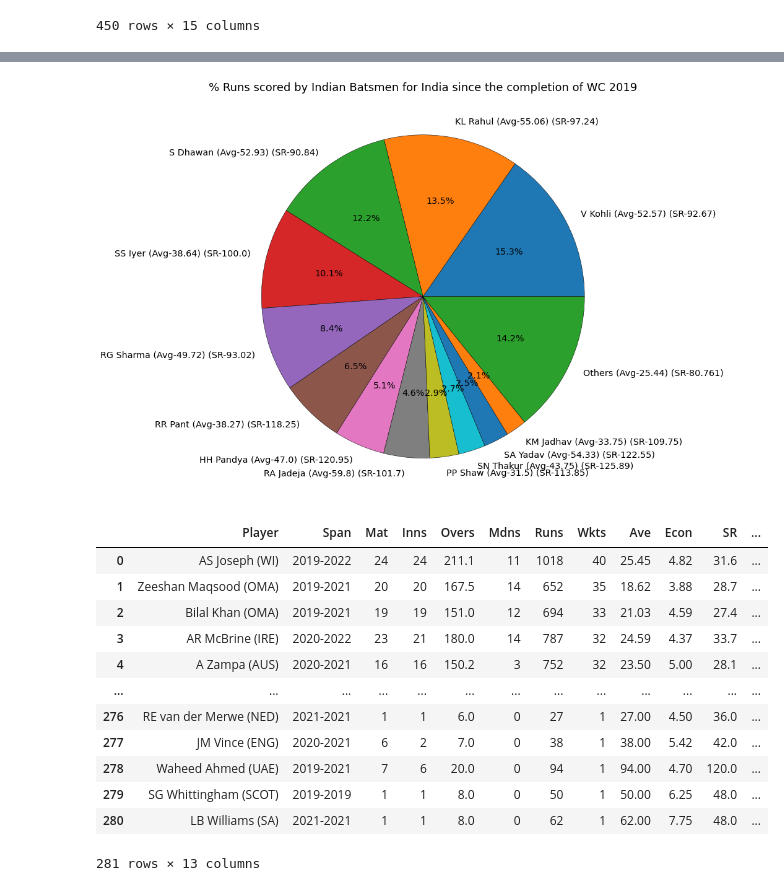
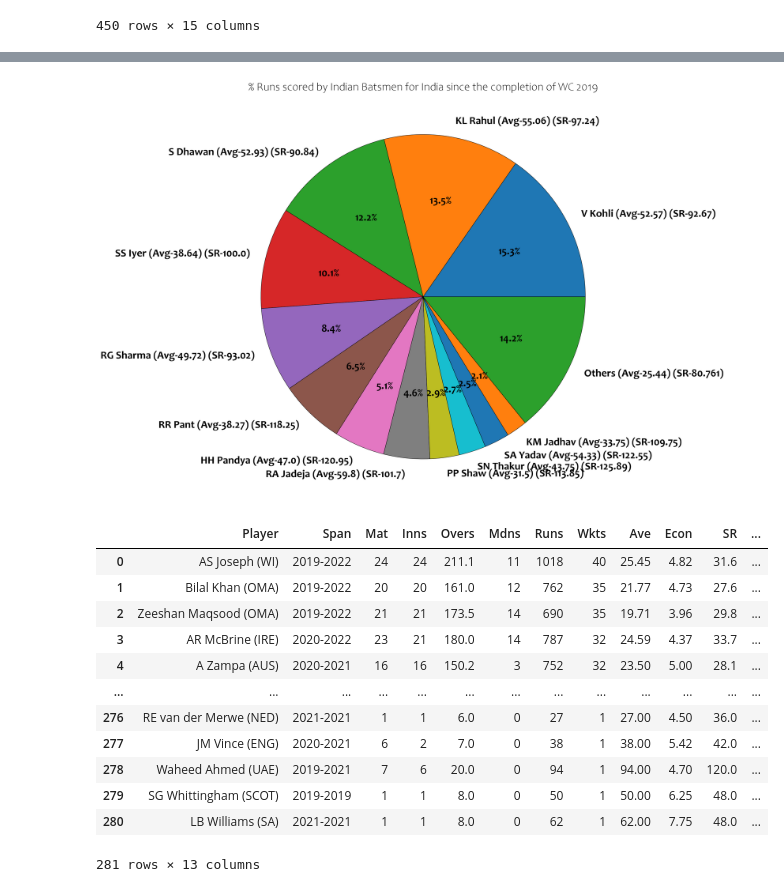
Before and after one commit to sm823zw/Cricket-Data-Analysis, a Jupyter notebook: notebooks/after_wc.ipynb, the cells around one changed output, grey strips where cells are left out. Cells and saved outputs as stored; diff of their text form; code cells hidden in the pictures.

```diff
--- a/notebooks/after_wc.ipynb
+++ b/notebooks/after_wc.ipynb
@@ -103,6 +112,7 @@ See the caveats in the documentation: https://pandas.pydata.org/pandas-docs/stab
 | 12 | Others | 922 | 25.44 | 80.761 |
 # %%
 fig, ax = plt.subplots(figsize=(12, 12))
+fig.set_dpi(200)
 fig.set_facecolor('white')
 ax.pie(d1['Runs'], labels=d1['Player'] + '(Avg-' + d1['Ave'].astype(str) + ')' + ' (SR-' + d1['SR'].astype(str) + ')', autopct='%1.1f%%',
        wedgeprops={'linewidth': 0.5, 'edgecolor': 'black'},
@@ -110,23 +120,23 @@ ax.pie(d1['Runs'], labels=d1['Player'] + '(Avg-' + d1['Ave'].astype(str) + ')' +
 ax.set_title('% Runs scored by Indian Batsmen for India since the completion of WC 2019', fontsize=18)
 plt.show()
 # %% [output]
-[figure, old version]
+[figure, new version]
 # %%
-bowling_data = pd.read_csv('Data/odi_bowling_data_after_wc.csv')
+bowling_data = pd.read_csv('../data/odi_bowling_data_after_wc.csv')
 bowling_data = bowling_data.drop(columns=['Unnamed: 0', 'Unnamed: 14', 'BBI'])
 bowling_data.dropna(inplace=True)
 bowling_data.replace('-', '0', inplace=True)
 bowling_data.iloc[:, 2:] = bowling_data.iloc[:, 2:].astype(float)
 bowling_data.iloc[:, 2:4] = bowling_data.iloc[:, 2:4].astype(int)
 bowling_data.iloc[:, 5:8] = bowling_data.iloc[:, 5:8].astype(int)
 bowling_data.iloc[:, 11:] = bowling_data.iloc[:, 11:].astype(int)
 bowling_data = bowling_data[bowling_data['Ave'].astype(float)>0]
 bowling_data
 # %% [output]
 |  | Player | Span | Mat | Inns | Overs | Mdns | Runs | Wkts | Ave | Econ | SR | ... |
 | 0 | AS Joseph (WI) | 2019-2022 | 24 | 24 | 211.1 | 11 | 1018 | 40 | 25.45 | 4.82 | 31.6 | ... |
-| 1 | Zeeshan Maqsood (OMA) | 2019-2021 | 20 | 20 | 167.5 | 14 | 652 | 35 | 18.62 | 3.88 | 28.7 | ... |
-| 2 | Bilal Khan (OMA) | 2019-2021 | 19 | 19 | 151.0 | 12 | 694 | 33 | 21.03 | 4.59 | 27.4 | ... |
+| 1 | Bilal Khan (OMA) | 2019-2022 | 20 | 20 | 161.0 | 12 | 762 | 35 | 21.77 | 4.73 | 27.6 | ... |
+| 2 | Zeeshan Maqsood (OMA) | 2019-2022 | 21 | 21 | 173.5 | 14 | 690 | 35 | 19.71 | 3.96 | 29.8 | ... |
 | 3 | AR McBrine (IRE) | 2020-2022 | 23 | 21 | 180.0 | 14 | 787 | 32 | 24.59 | 4.37 | 33.7 | ... |
 | 4 | A Zampa (AUS) | 2020-2021 | 16 | 16 | 150.2 | 3 | 752 | 32 | 23.50 | 5.00 | 28.1 | ... |
 | ... | ... | ... | ... | ... | ... | ... | ... | ... | ... | ... | ... | ... |
```
Also changed, not shown: parts of 9 cells of this notebook, 6 other files.
